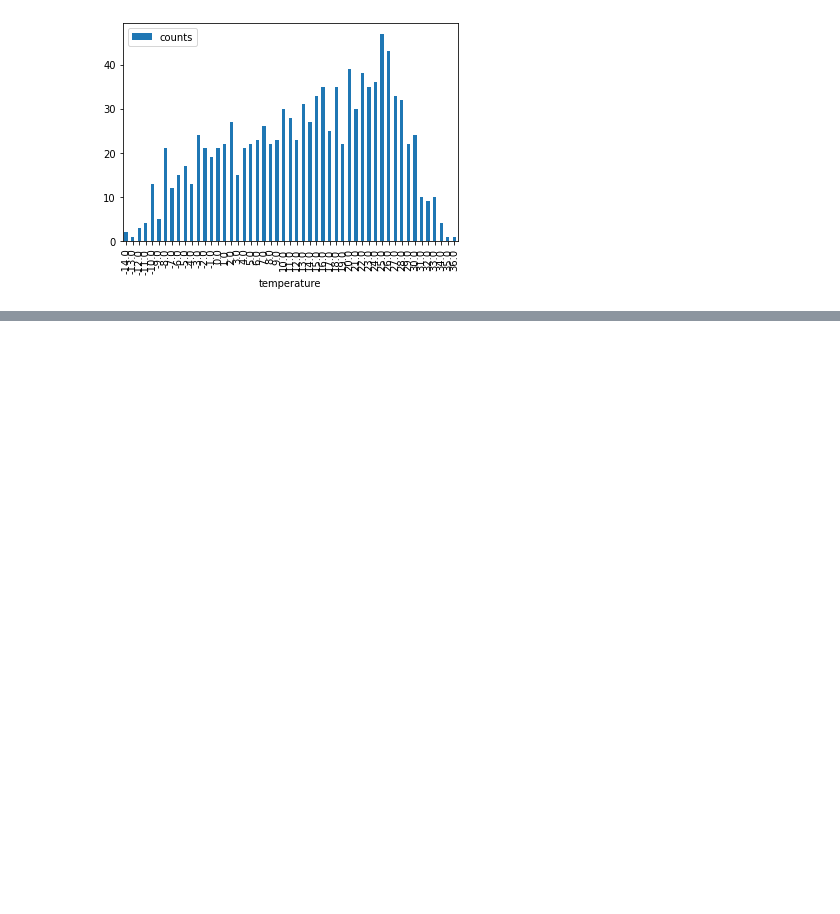
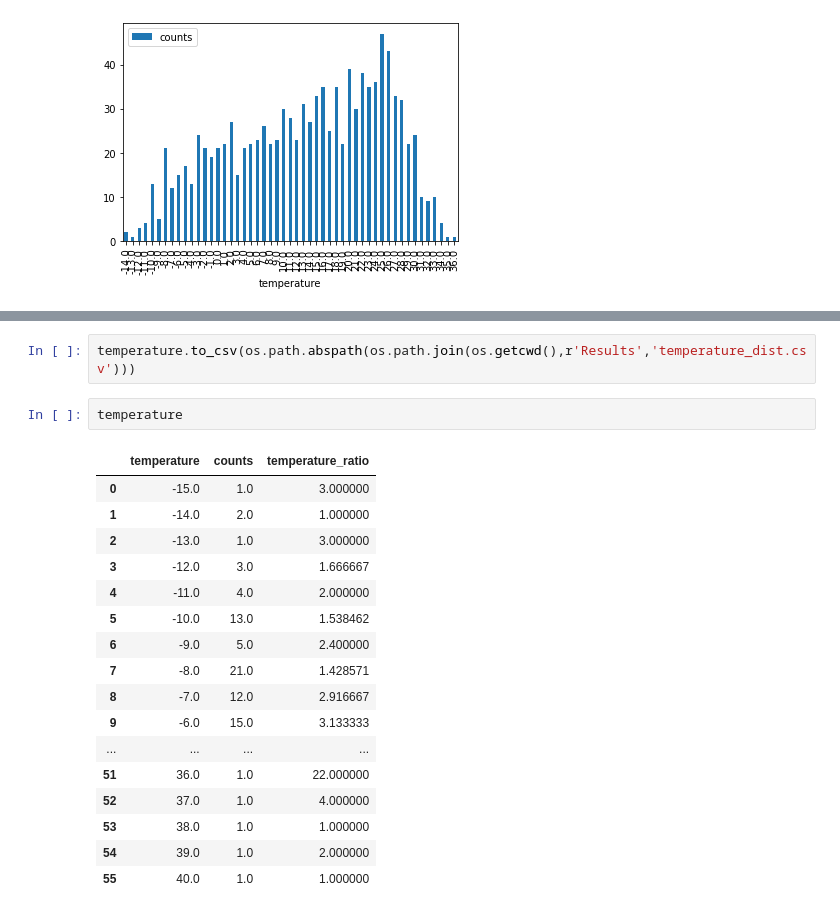
Before and after one commit to ConstructionSiteRisk2023/Preprocessor, a Jupyter notebook: temp3.ipynb, the cells around one changed output, grey strips where cells are left out. Saved outputs shown, nothing was run; the diff lists cells and outputs as text; blank space fills up the shorter version.

```diff
--- a/temp3.ipynb
+++ b/temp3.ipynb
@@ -74,0 +81,22 @@ for idx, row in temperature_ratio.iterrows():
+# %%
+temperature.to_csv(os.path.abspath(os.path.join(os.getcwd(),r'Results','temperature_dist.csv')))
+# %%
+temperature
+# %% [output]
+|  | temperature | counts | temperature_ratio |
+| 0 | -15.0 | 1.0 | 3.000000 |
+| 1 | -14.0 | 2.0 | 1.000000 |
+| 2 | -13.0 | 1.0 | 3.000000 |
+| 3 | -12.0 | 3.0 | 1.666667 |
+| 4 | -11.0 | 4.0 | 2.000000 |
+| 5 | -10.0 | 13.0 | 1.538462 |
+| 6 | -9.0 | 5.0 | 2.400000 |
+| 7 | -8.0 | 21.0 | 1.428571 |
+| 8 | -7.0 | 12.0 | 2.916667 |
+| 9 | -6.0 | 15.0 | 3.133333 |
+| ... | ... | ... | ... |
+| 51 | 36.0 | 1.0 | 22.000000 |
+| 52 | 37.0 | 1.0 | 4.000000 |
+| 53 | 38.0 | 1.0 | 1.000000 |
+| 54 | 39.0 | 1.0 | 2.000000 |
+| 55 | 40.0 | 1.0 | 1.000000 |
```
Also changed, not shown: parts of 4 cells of this notebook.
